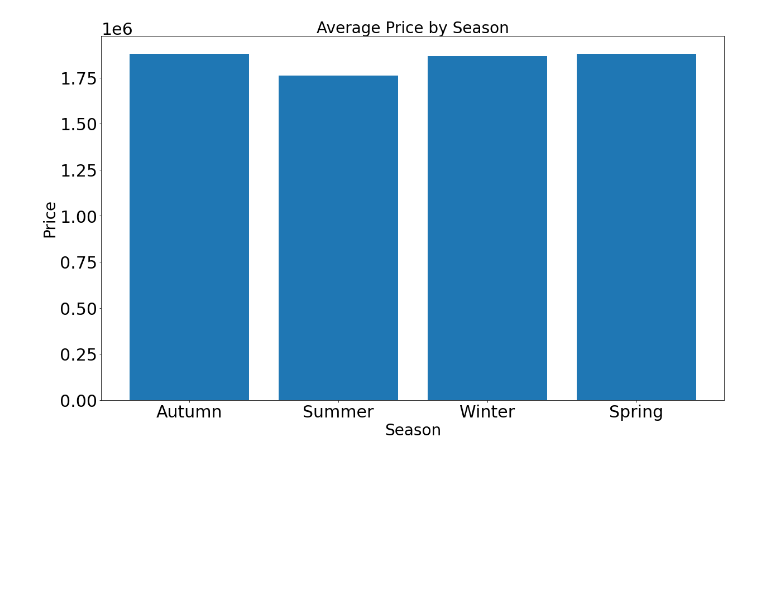
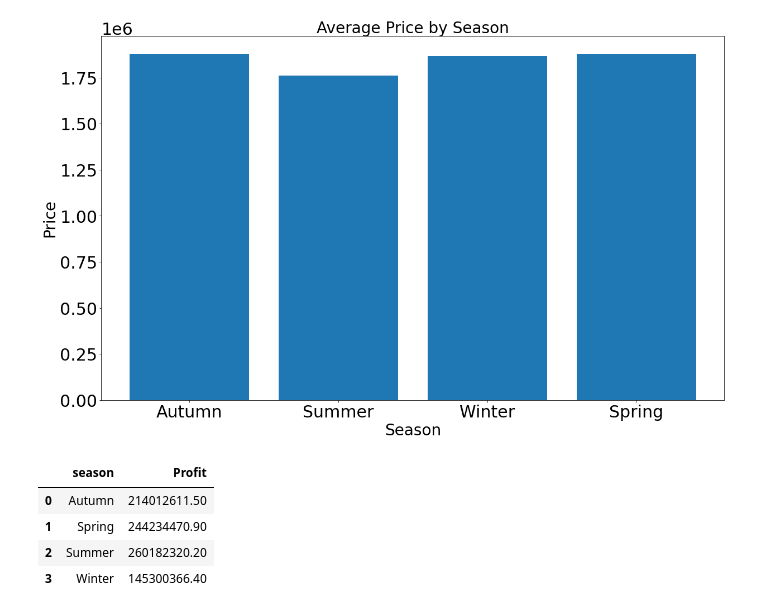
Before and after one commit to victorhusouza/insight_project, a Jupyter notebook: insight_project.ipynb, the cells around one changed output. Cells and saved outputs as stored; diff of their text form; code cells hidden in the pictures; blank space fills up the shorter version.

```diff
--- a/insight_project.ipynb
+++ b/insight_project.ipynb
@@ -372,3 +372,11 @@ plt.title('Average Price by Season', fontsize = 28)
 # %% [output]
 Text(0.5, 1.0, 'Average Price by Season')
 [figure]
+# %%
+b5[['season', 'Profit']].groupby('season').sum().reset_index()
+# %% [output]
+|  | season | Profit |
+| 0 | Autumn | 214012611.50 |
+| 1 | Spring | 244234470.90 |
+| 2 | Summer | 260182320.20 |
+| 3 | Winter | 145300366.40 |
```
